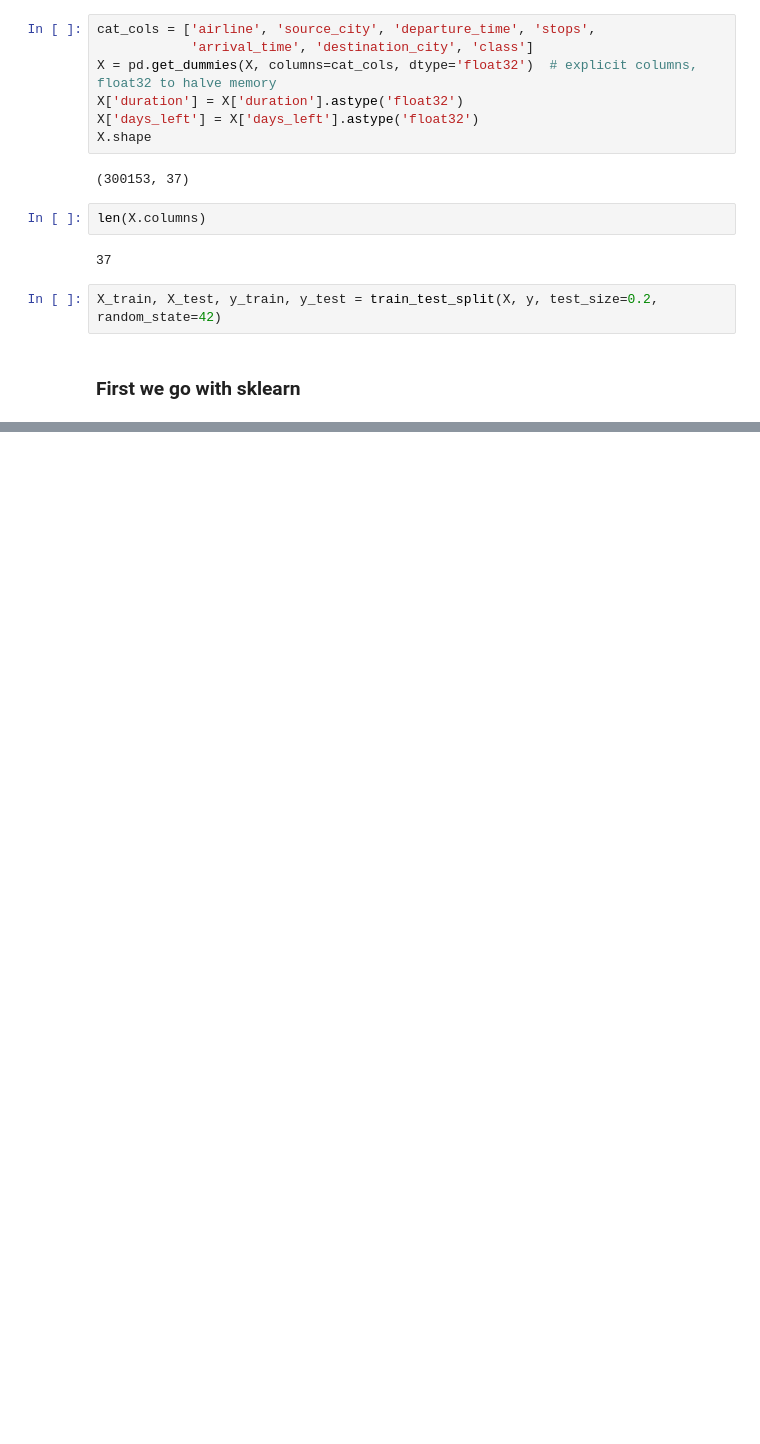
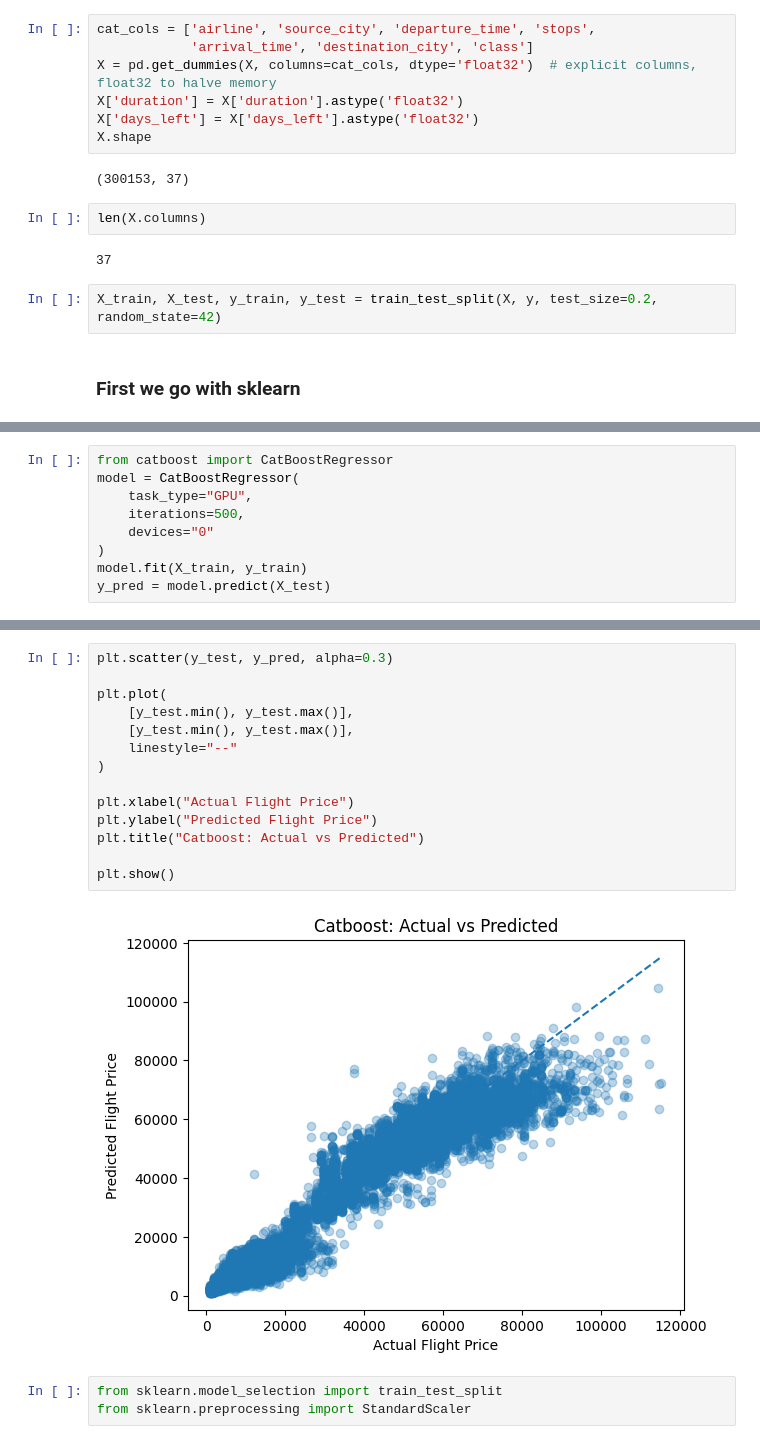
Before and after one commit to AyushGhara-756/Vovage, a Jupyter notebook: backend/notebooks/flights.ipynb, the cells around one changed output, grey strips where cells are left out. Saved outputs shown, nothing was run; the diff lists cells and outputs as text; blank space fills up the shorter version.

```diff
--- a/backend/notebooks/flights.ipynb
+++ b/backend/notebooks/flights.ipynb
@@ -105,0 +208,9 @@ X.shape
+# %%
+from catboost import CatBoostRegressor
+model = CatBoostRegressor(
+    task_type="GPU",
+    iterations=500,
+    devices="0"
+)
+model.fit(X_train, y_train)
+y_pred = model.predict(X_test)
@@ -105,0 +245,19 @@ X.shape
+# %%
+plt.scatter(y_test, y_pred, alpha=0.3)
+
+plt.plot(
+    [y_test.min(), y_test.max()],
+    [y_test.min(), y_test.max()],
+    linestyle="--"
+)
+
+plt.xlabel("Actual Flight Price")
+plt.ylabel("Predicted Flight Price")
+plt.title("Catboost: Actual vs Predicted")
+
+plt.show()
+# %% [output]
+[figure, added]
+# %%
+from sklearn.model_selection import train_test_split
+from sklearn.preprocessing import StandardScaler
```
Also changed, not shown: parts of 18 cells of this notebook, 6 other files.
